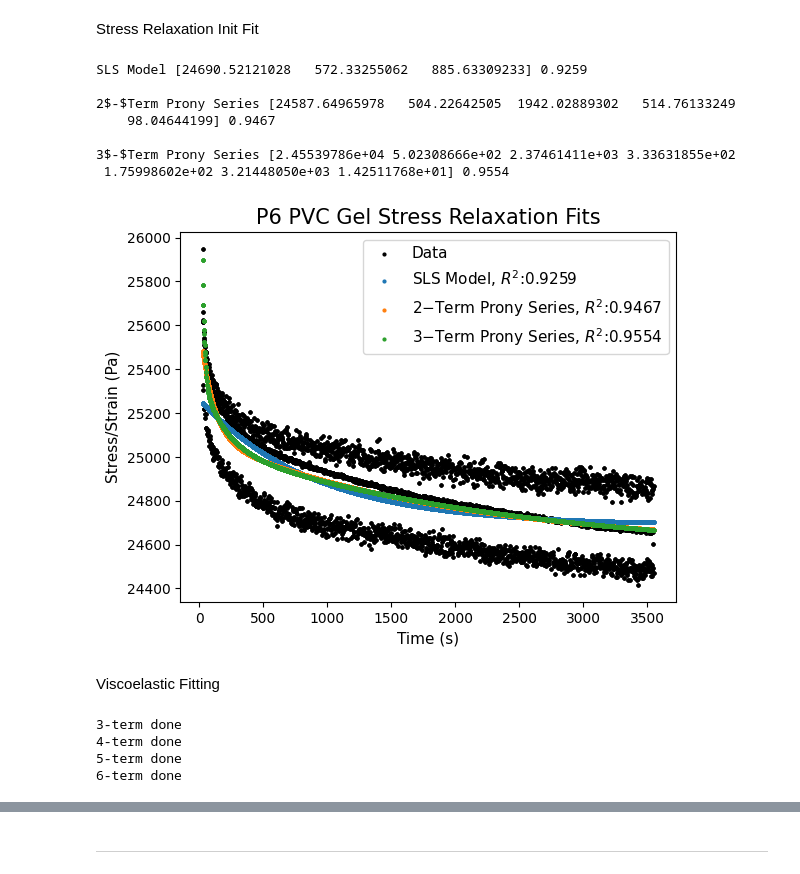
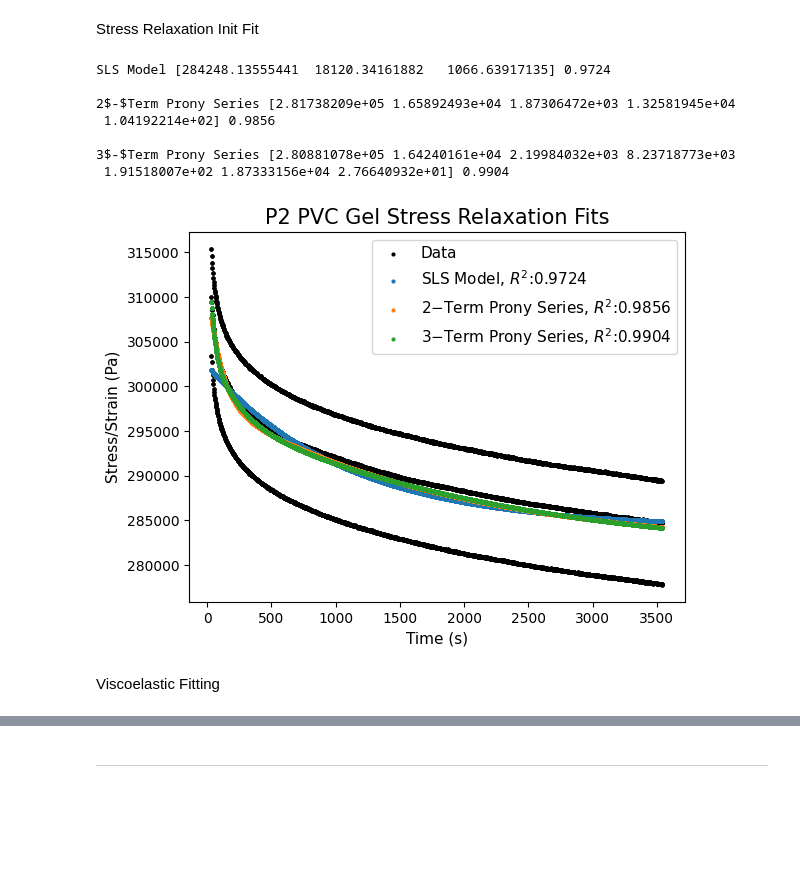
Before and after one commit to TheDuckenEngineer/PVC-Tensile-Experiment, a Jupyter notebook: Viscoelastic fitting.ipynb, the cells around one changed output, grey strips where cells are left out. Drawn from its saved outputs; the diff is of its cells as text; code cells hidden in the pictures; blank space fills up the shorter version.

```diff
--- a/Viscoelastic fitting.ipynb
+++ b/Viscoelastic fitting.ipynb
@@ -257,7 +257,7 @@ def StressRelaxFitting(modelBoundaries, plastiRatio):
                 expTimeFit = expTime[indexRange] - expTimeOffset
                 strainFit = strain[indexRange] - strainOffset
                 stressFit = stress[indexRange] - stressOffset
-                normStressFit = stressFit/strainFit/1.8
+                normStressFit = stressFit/strainFit/1.84
 
                 # fit each data set for normalized stress
                 params = FitModel(model, expTimeFit, normStressFit, boundaries)
@@ -298,43 +298,43 @@ def StressRelaxFitting(modelBoundaries, plastiRatio):
     plt.show()
 
 
-for i in ['P6']: #, 'P4','P6', 'P8']:
+for i in ['P2']: #, 'P4','P6', 'P8']:
     if i == 'P2':
         # P2 boundaries
         modelBoundaries = list([[(1e5, 1e6), (0.5e4, 1e5), (500, 1200)], # SLS
                                 [(1e5, 1e6), (0.5e4, 1e5), (1000, 2000), (1e3, 1e5), (50, 200)], # Proney 2 term
                                 [(1e5, 1e6), (0.5e4, 1e5), (1000, 2200), (1e3, 1e5), (90, 500), (1e3, 1e5), (15, 60)] # Proney 3 term
                                 ])
     elif i == 'P4':
         # P4 boundaries
         modelBoundaries = list([[(1e4, 5e5), (1e3, 2e4), (700, 1500)], # SLS
                                 [(1e4, 5e5), (0.5e3, 1e4), (1100, 2300), (0.1e3, 1e4), (50, 200)], # Proney 2 term
                                 [(1e4, 5e5), (1e3, 1e4), (1500, 2700), (1e3, 1e4), (125, 300), (1e2, 1e4), (10, 50)] # Proney 3 term
                                 ])
     elif i == 'P6':
         # P6 boundaries
         modelBoundaries = list([[(1e4, 1e5), (1e2, 5e3), (400, 1000)], # SLS
                                 [(1e4, 1e5), (1e2, 3e3), (1100, 2300), (1e2, 1e4), (50, 200)], # Proney 2 term
                                 [(1e4, 1e5), (1e2, 3e3), (1600, 2800), (1e2, 1e4), (120, 275), (1e2, 2e4), (10, 200)] # Proney 3 term
                                 ])
     else:
         # P8 boundaries
         modelBoundaries = list([[(1e4, 5e4), (10, 1e3), (600, 1500)], # SLS
                                 [(1e4, 5e4), (10, 1e3), (1000, 2300), (1e2, 1e3), (40, 220)], # Proney 2 term
                                 [(1e4, 5e5), (1e2, 1.5e3), (1700, 3000), (6e1, 1e4), (60, 275), (1e2, 1e5), (35.6, 200)] # Proney 3 term
                                 ])
 
     StressRelaxFitting(modelBoundaries, i)
     plt.show()
 # %% [output]
-SLS Model [24690.52121028   572.33255062   885.63309233] 0.9259
+SLS Model [284248.13555441  18120.34161882   1066.63917135] 0.9724
 
-2$-$Term Prony Series [24587.64965978   504.22642505  1942.02889302   514.76133249
-    98.04644199] 0.9467
+2$-$Term Prony Series [2.81738209e+05 1.65892493e+04 1.87306472e+03 1.32581945e+04
+ 1.04192214e+02] 0.9856
 
-3$-$Term Prony Series [2.45539786e+04 5.02308666e+02 2.37461411e+03 3.33631855e+02
- 1.75998602e+02 3.21448050e+03 1.42511768e+01] 0.9554
+3$-$Term Prony Series [2.80881078e+05 1.64240161e+04 2.19984032e+03 8.23718773e+03
+ 1.91518007e+02 1.87333156e+04 2.76640932e+01] 0.9904
-[figure, old version]
+[figure, new version]
 # %% [markdown]
 Viscoelastic Fitting
 # %%
@@ -615,7 +615,7 @@ class Prony6Problem(BaseViscoProblem):
 # ---------------- Run Optimizations ----------------
 def RunPareto(problemClass, label):
     algorithm = DNSGA2(pop_size = 1000, eliminate_duplicates = False)
-    termination = MultiObjectiveSpaceTermination(tol = 0.001) # 0.001
+    termination = MultiObjectiveSpaceTermination(tol = 0.002) # 0.001
     result = minimize(problemClass(),
                       algorithm,
                       termination,
@@ -633,9 +633,9 @@ def RunPareto(problemClass, label):
 
 # defined boundaries
 plastiRatio = 'P2'
-if plastiRatio == 'P2':    #EInf    #E1      #tau1    #E2     #tau2   #E3    #tau3   #E4    #tau4   #E5    #tau5   #E6   #tau6
-    lowerBound = np.array([2.8e5,   1.5e4,   1.8e3,   1e4,    8e1,    1e2,   1e-3,   9e3,   1e-2,   6e3,   1e-1,   0,    1e-3])
-    upperBound = np.array([3.0e5,   5e4,     2.0e3,   3e4,    1e2,    7e4,   1e-2,   1e5,   1e-1,   5e4,   1e1,    3e4,  1e1])
+if plastiRatio == 'P2':    #EInf    #E1     #tau1    #E2     #tau2   #E3    #tau3   #E4    #tau4   #E5    #tau5   #E6   #tau6
+    lowerBound = np.array([2.75e5,  1.5e4,  1.8e3,   1e3,    8e1,    1e4,   1e-3,   1e4,   1e-2,   1e3,   1e-1,   0,    1e-3])
+    upperBound = np.array([2.85e5,  2.1e4,  2.0e3,   1e5,    1e2,    9e4,   1e-2,   1e5,   1e-1,   2e4,   1e1,    3e4,  1e1])
 
 elif plastiRatio == 'P4':  #EInf    #E1      #tau1    #E2    #tau2   #E3     #tau3   #E4    #tau4   #E5    #tau5   #E6   #tau6
     lowerBound = np.array([5.5e4,   1.0e3,   1.8e3,   4e2,   8e1,    4e3,    1e-3,   9e2,   1e-2,   7e2,   1e-1,   0,    1e-3])
@@ -661,7 +661,7 @@ timeSort = relaxTime.argsort()
 relaxTime = relaxTime[timeSort]
 
 # scaling offset for the DMA P2 - 1.84; P4 - 1.84, P6 - 1.8: P8 - 1.87
-stressRelaxation = stressRelaxation[timeSort]/1.8
+stressRelaxation = stressRelaxation[timeSort]/1.84
 
 # locate DMA data per plasticizer content
 fileNames = [i for i in os.listdir(f'Data/Viscoelastic Data/DMA Data') if i.endswith('.xlsx') and i.find(plastiRatio) != -1]
@@ -672,8 +672,8 @@ omega, storageMod, lossMod = DMAData(fileNames, frequencyLim = 35)
 # sort DMA measurements
 omegaSort = omega.argsort()
 omega = omega[omegaSort]
-storageMod = storageMod[omegaSort]*3*(25**2/22.5**2)
-lossMod = lossMod[omegaSort]*3*(25**2/22.5**2)
+storageMod = storageMod[omegaSort]*3.4*(25**2/23**2)
+lossMod = lossMod[omegaSort]*3.4*(25**2/23**2)
 
 # run multi-objective function fitment
 # resSLS, dfSLS = RunPareto(SlsProblem, "SLS")
@@ -695,11 +695,6 @@ print('6-term done\n\n')
 #                 y = 'Storage Modulus NRMSE (%)', z = 'Loss Modulus NRMSE (%)',
 #                 title = "Pareto Fronts: Multi-Objective Fit", color = df['Model'], opacity = 0.8, size_max = 10, size = np.ones(len(df)))
 # fig.show()
-# %% [output]
-3-term done
-4-term done
-5-term done
-6-term done
 # %%
 """Optimal fitment plotter"""
 import warnings
```
Also changed, not shown: parts of 1 cell of this notebook, 2 other files.
